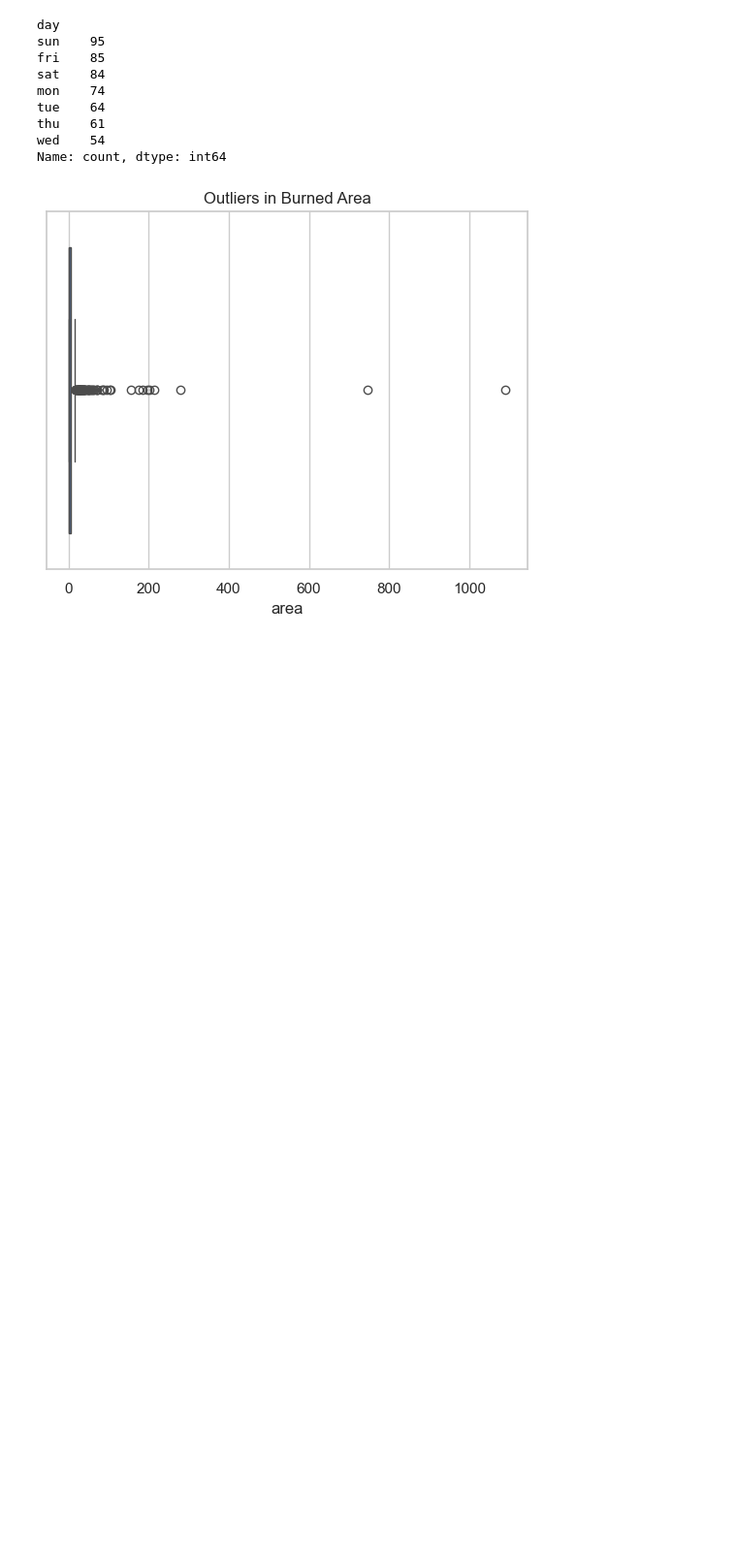
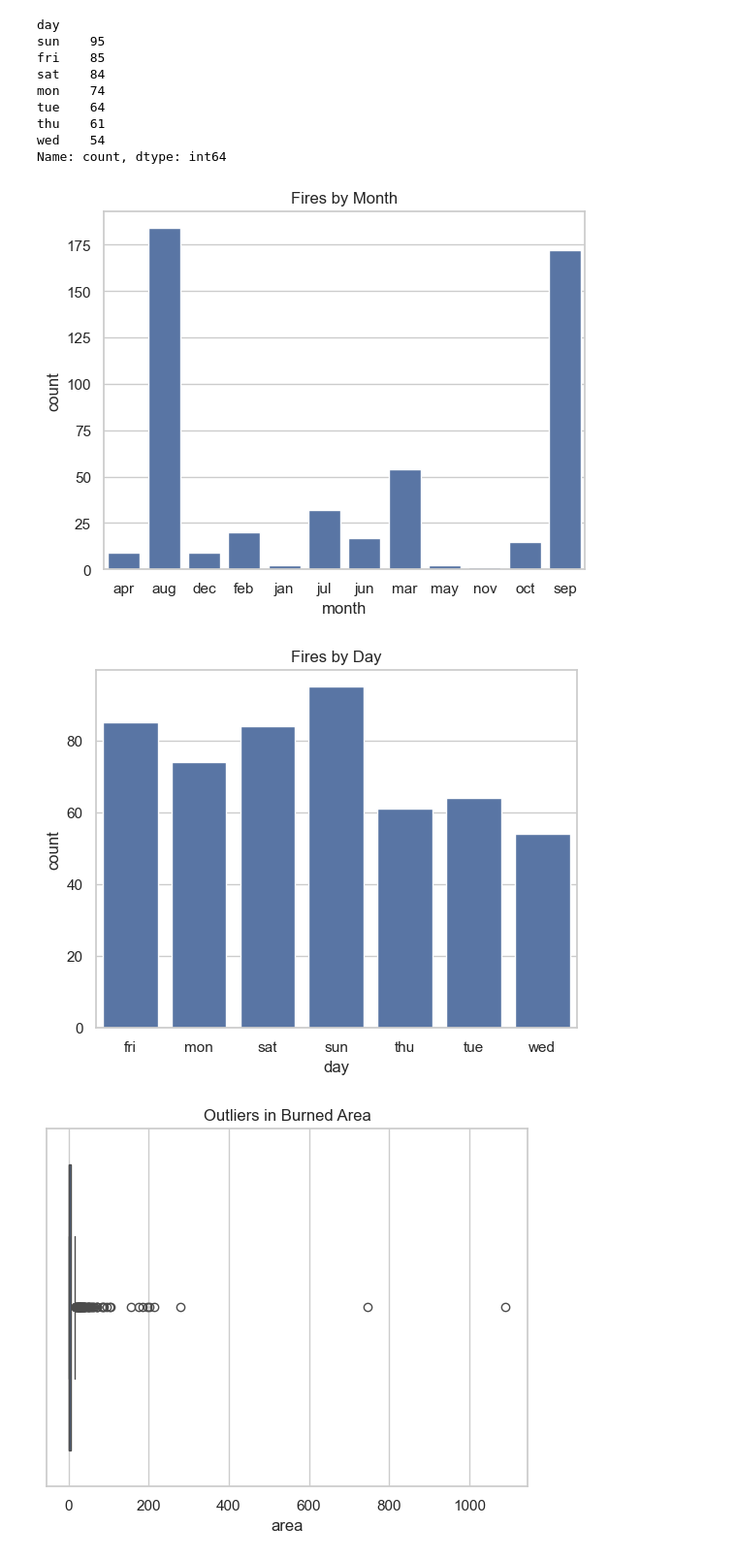
Before and after one commit to Mchalen21/Forest-Fires, a Jupyter notebook: notebooks/Explore.ipynb, the cells around one changed output. Shown at 97% size. Cells and saved outputs as stored; diff of their text form; code cells hidden in the pictures; blank space fills up the shorter version.

```diff
--- a/notebooks/Explore.ipynb
+++ b/notebooks/Explore.ipynb
@@ -105,6 +125,17 @@ tue    64
 thu    61
 wed    54
 Name: count, dtype: int64
+# %%
+sns.countplot(x='month', data=df)
+plt.title("Fires by Month")
+plt.show()
+
+sns.countplot(x='day', data=df)
+plt.title("Fires by Day")
+plt.show()
+# %% [output]
+[figure, added]
+[figure, added]
 # %%
 sns.boxplot(x=df['area'])
 plt.title("Outliers in Burned Area")
```
Also changed, not shown: parts of 8 cells of this notebook, 1 other file.
